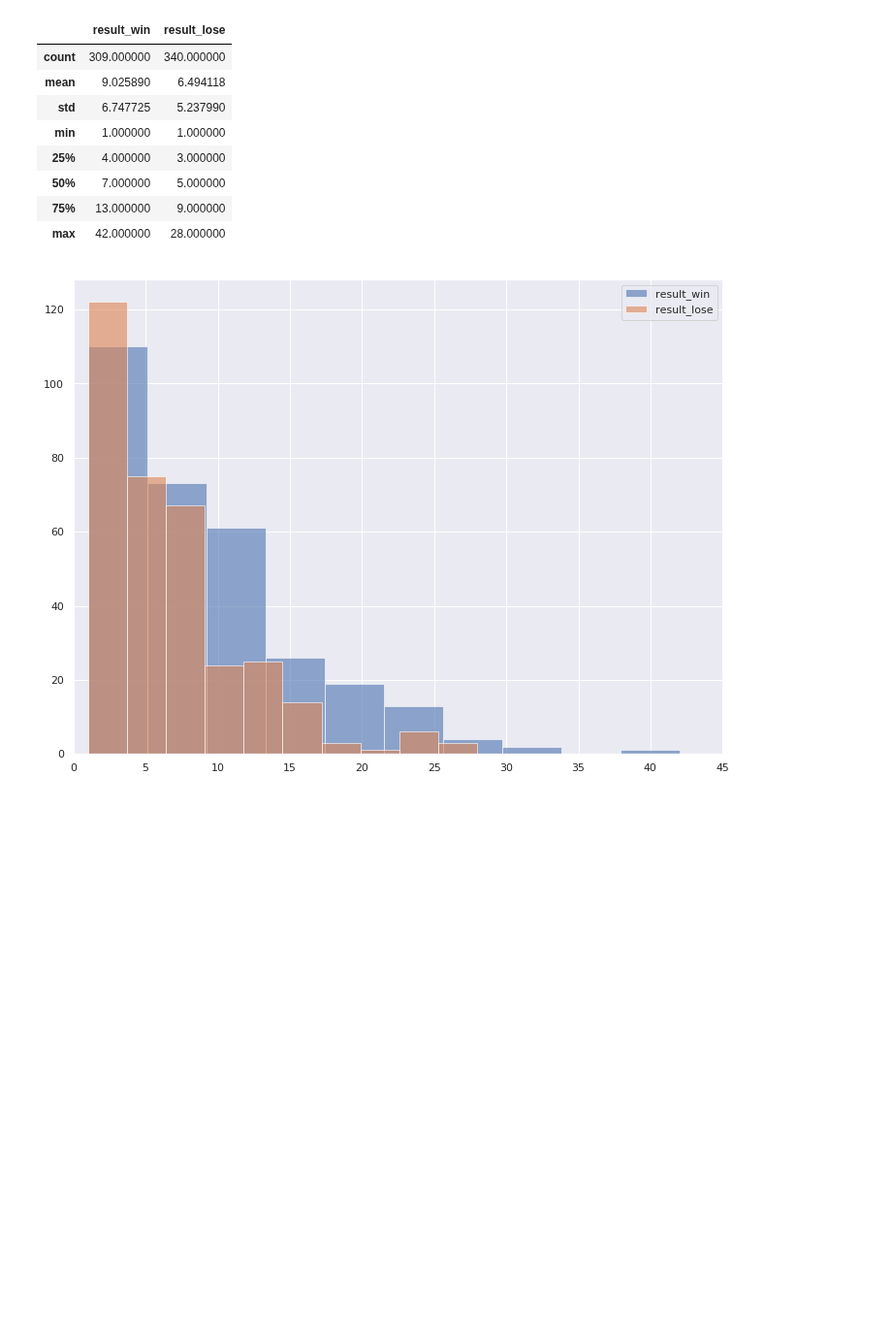
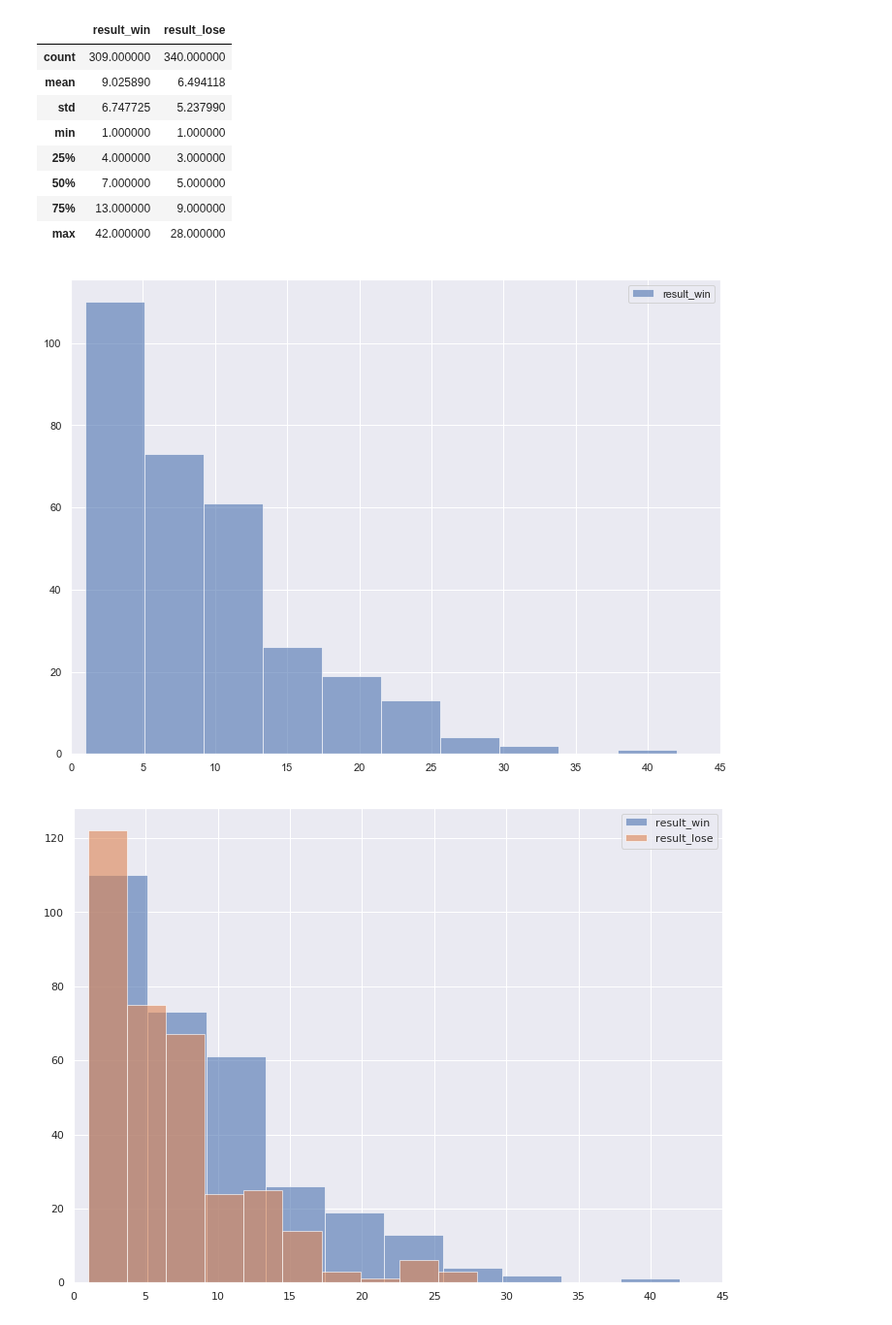
Before and after one commit to Nlorio/election-forecast, a Jupyter notebook: notebooks/2-feature-engineering/feature_engineering.ipynb, the cells around one changed output. Shown at 97% size. Cells and saved outputs as stored; diff of their text form; code cells hidden in the pictures; blank space fills up the shorter version.

```diff
--- a/notebooks/2-feature-engineering/feature_engineering.ipynb
+++ b/notebooks/2-feature-engineering/feature_engineering.ipynb
@@ -86,6 +94,13 @@ pd.DataFrame({
 | 50% | 7.000000 | 5.000000 |
 | 75% | 13.000000 | 9.000000 |
 | max | 42.000000 | 28.000000 |
+# %%
+plt.figure(figsize=(12, 9))
+plt.hist(result_win['poll_spread'], label='result_win', alpha=0.6)
+plt.xlim(0, 45)
+plt.legend();
+# %% [output]
+[figure, added]
 # %%
 plt.figure(figsize=(12, 9))
 plt.hist(result_win['poll_spread'], label='result_win', alpha=0.6)
```
Also changed, not shown: parts of 3 cells of this notebook, 1 other file.
